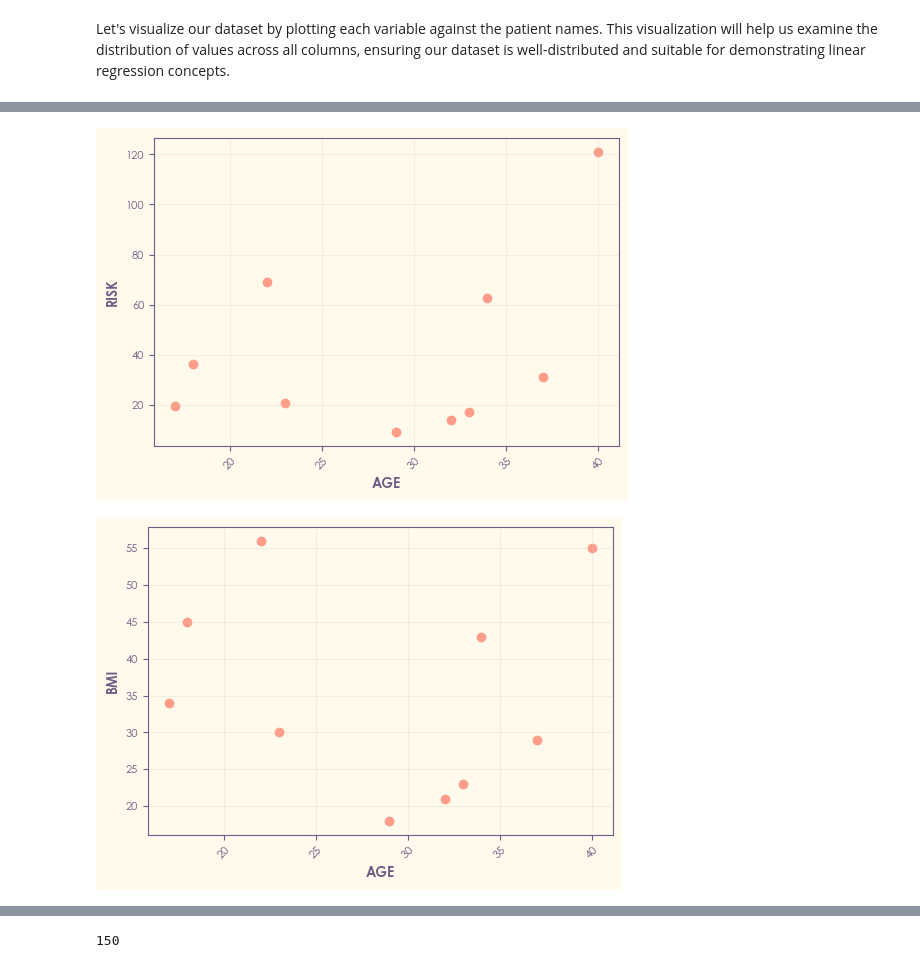
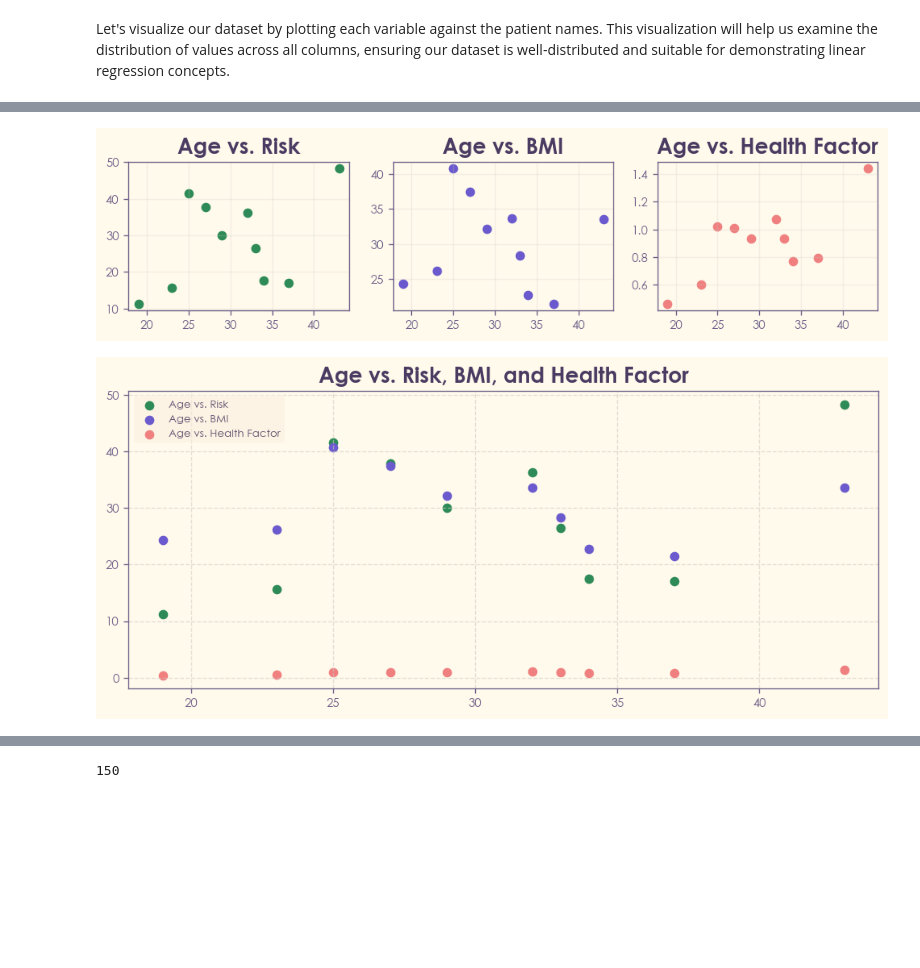
Before and after one commit to Mubashir42884/Machine-Learning-Odyssey-Bias-to-Brilliance, a Jupyter notebook: Fundamental ML/01. Linear Regression.ipynb, the cells around one changed output, grey strips where cells are left out. Drawn from its saved outputs; the diff is of its cells as text; code cells hidden in the pictures; blank space fills up the shorter version.

```diff
--- a/Fundamental ML/01. Linear Regression.ipynb
+++ b/Fundamental ML/01. Linear Regression.ipynb
@@ -37,16 +37,26 @@ import pandas as pd
 name = np.array(
     ['Jarvis', 'Clemont', 'Tyron', 'Sasha', 'Anissa', 'Oswald', 'Rupert', 'Tobey', 'Issa', 'Bloom']
 )
+
 age = np.array(
-    [23, 32, 18, 37, 22, 17, 29, 33, 40, 34]
+    [23, 32, 19, 37, 25, 27, 29, 33, 43, 34]
 )
-bmi = np.array(
-    [30, 21, 45, 29, 56, 34, 18, 23, 55, 43]
+
+height = np.array(  # height in meters
+    [1.75, 1.68, 1.57, 1.87, 1.55, 1.73, 1.78, 1.66, 1.62, 1.78]
 )
+
+weight = np.array( # weight in kg
+    [80, 95, 60, 75, 98, 112, 102, 78, 88, 72]
+)
+
+# Calculate BMI (weight in kg / (height in meters)^2)
+bmi = weight / (height**2)
+
 health_factor = np.array(
     ((bmi/100) * age)/10
 )
 risk = health_factor * bmi
 
-print(name,'\n',age,'\n',health_factor,'\n',bmi,'\n',risk)
+print(f"Name=\n{name}\nAge=\n{age}\nHeight=\n{height}\nWeight=\n{weight}\nBMI:\n{bmi}\nH_Factor:\n{health_factor}\nRisk:\n{risk}")
 # %% [output]
@@ -60,5 +81,4 @@ print(name,'\n',age,'\n',health_factor,'\n',bmi,'\n',risk)
 # %%
-data = {'name': name, 'age': age, 'hf': health_factor, 'bmi': bmi, 'risk': risk}
-df = pd.DataFrame(data)
+df = pd.DataFrame({'name': name, 'age': age, 'height': height, 'weight': weight, 'bmi': bmi, 'hf': health_factor, 'risk': risk})
 df
 # %% [output]
@@ -118,16 +154,22 @@ plt.show()
 # %%
-plt.scatter(df['age'],df['risk'])
-plt.ylabel('RISK')
-plt.xlabel('AGE')
-plt.xticks(rotation = 45)
+# Create the figure and subplots (2 rows, 3 columns)
+fig, axes = plt.subplots(1, 3, figsize=(10, 2))
+
+axes[0].set_title('Age vs. Risk')
+axes[0].scatter(df['age'], df['risk'], color='seagreen')
+axes[1].set_title('Age vs. BMI')
+axes[1].scatter(df['age'], df['bmi'], color='slateblue')
+axes[2].set_title('Age vs. Health Factor')
+axes[2].scatter(df['age'], df['hf'], color='lightcoral')
+
+plt.figure(figsize=(10, 4))
+plt.title('Age vs. Risk, BMI, and Health Factor')
+plt.scatter(df['age'], df['risk'], color='seagreen', label='Age vs. Risk')
+plt.scatter(df['age'], df['bmi'], color='slateblue', label='Age vs. BMI')
+plt.scatter(df['age'], df['hf'], color='lightcoral', label='Age vs. Health Factor')
+plt.legend(fontsize=8)
+plt.grid(True, linestyle='--', alpha=0.6)
 plt.show()
 # %% [output]
-[figure, old version]
+[figure, new version]
+[figure, added]
-# %%
-plt.scatter(df['age'],df['bmi'])
-plt.ylabel('BMI')
-plt.xlabel('AGE')
-plt.xticks(rotation = 45)
-plt.show()
-# %% [output]
-[figure, removed]
```
Also changed, not shown: parts of 18 cells of this notebook, 2 other files.
